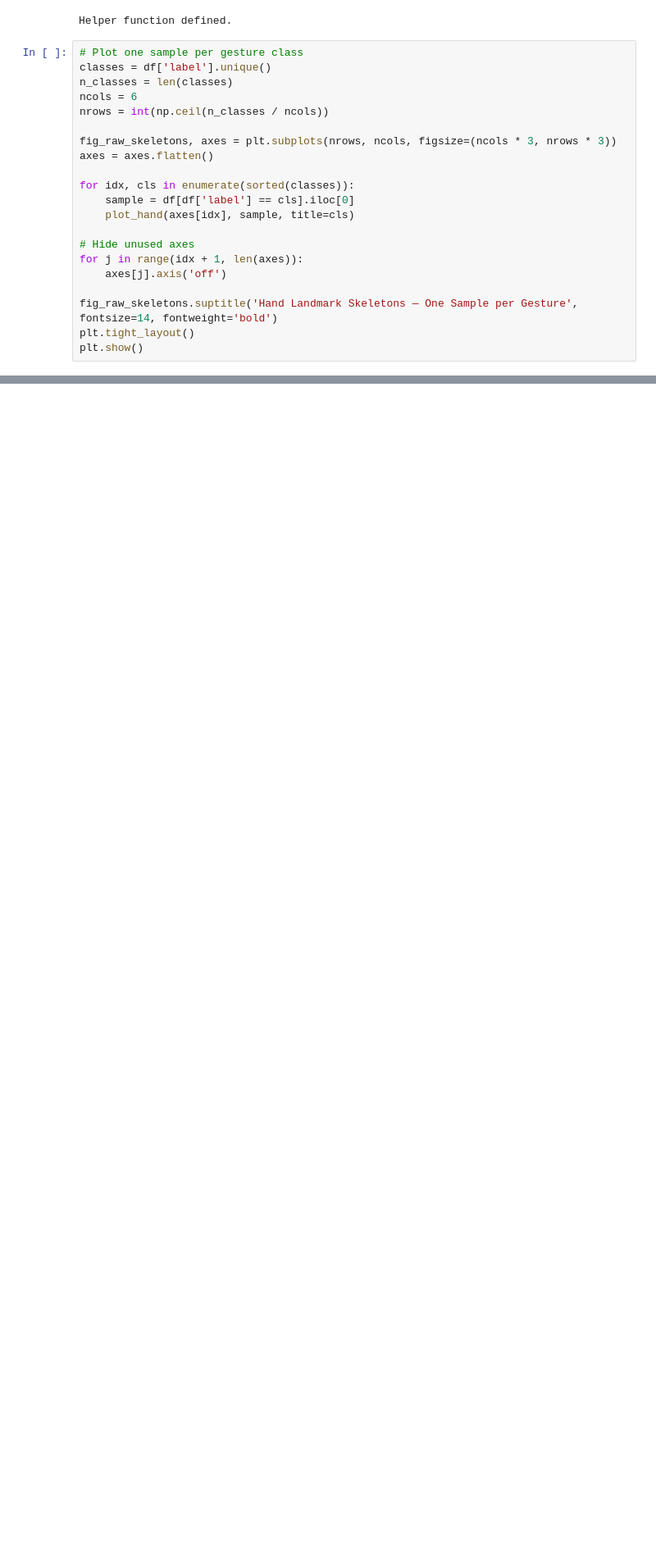
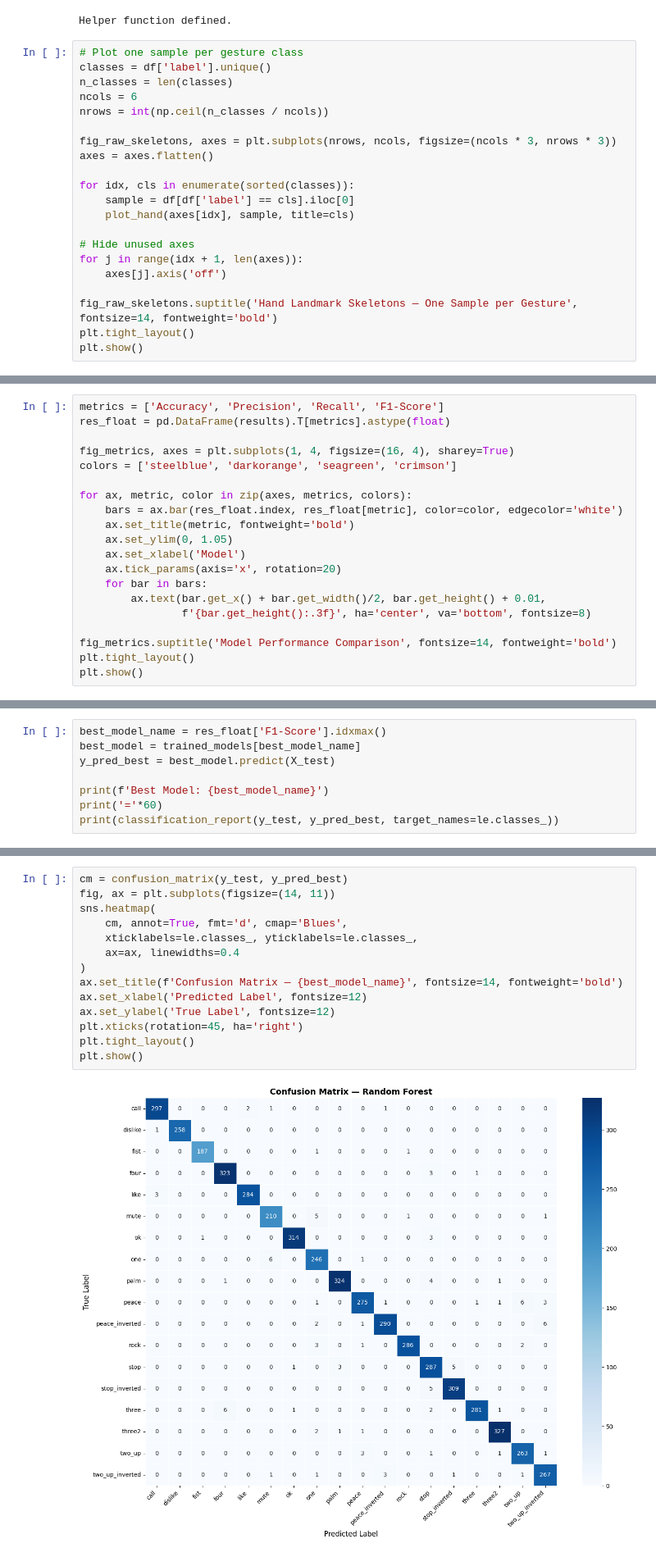
Before and after one commit to OmarGamal488/hand-gesture-recognition, a Jupyter notebook: hand_gesture_classification.ipynb, the cells around one changed output, grey strips where cells are left out. Shown at 82% size. Drawn from its saved outputs; the diff is of its cells as text; blank space fills up the shorter version.

Commit message:
Add README, Data Preprocessing, Training, Inferencing

```diff
--- a/hand_gesture_classification.ipynb
+++ b/hand_gesture_classification.ipynb
@@ -149,0 +328,20 @@ plt.show()
+# %%
+metrics = ['Accuracy', 'Precision', 'Recall', 'F1-Score']
+res_float = pd.DataFrame(results).T[metrics].astype(float)
+
+fig_metrics, axes = plt.subplots(1, 4, figsize=(16, 4), sharey=True)
+colors = ['steelblue', 'darkorange', 'seagreen', 'crimson']
+
+for ax, metric, color in zip(axes, metrics, colors):
+    bars = ax.bar(res_float.index, res_float[metric], color=color, edgecolor='white')
+    ax.set_title(metric, fontweight='bold')
+    ax.set_ylim(0, 1.05)
+    ax.set_xlabel('Model')
+    ax.tick_params(axis='x', rotation=20)
+    for bar in bars:
+        ax.text(bar.get_x() + bar.get_width()/2, bar.get_height() + 0.01,
+                f'{bar.get_height():.3f}', ha='center', va='bottom', fontsize=8)
+
+fig_metrics.suptitle('Model Performance Comparison', fontsize=14, fontweight='bold')
+plt.tight_layout()
+plt.show()
@@ -149,0 +350,8 @@ plt.show()
+# %%
+best_model_name = res_float['F1-Score'].idxmax()
+best_model = trained_models[best_model_name]
+y_pred_best = best_model.predict(X_test)
+
+print(f'Best Model: {best_model_name}')
+print('='*60)
+print(classification_report(y_test, y_pred_best, target_names=le.classes_))
@@ -149,0 +378,16 @@ plt.show()
+# %%
+cm = confusion_matrix(y_test, y_pred_best)
+fig, ax = plt.subplots(figsize=(14, 11))
+sns.heatmap(
+    cm, annot=True, fmt='d', cmap='Blues',
+    xticklabels=le.classes_, yticklabels=le.classes_,
+    ax=ax, linewidths=0.4
+)
+ax.set_title(f'Confusion Matrix — {best_model_name}', fontsize=14, fontweight='bold')
+ax.set_xlabel('Predicted Label', fontsize=12)
+ax.set_ylabel('True Label', fontsize=12)
+plt.xticks(rotation=45, ha='right')
+plt.tight_layout()
+plt.show()
+# %% [output]
+[figure, added]
```
Also changed, not shown: parts of 24 cells of this notebook, 2 other files.
